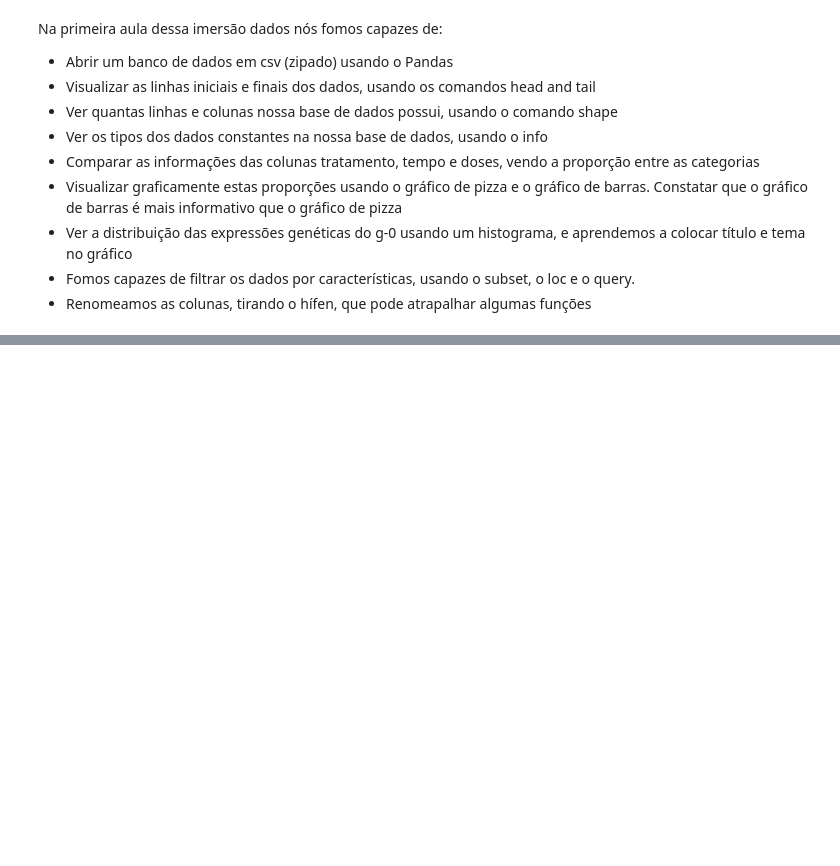
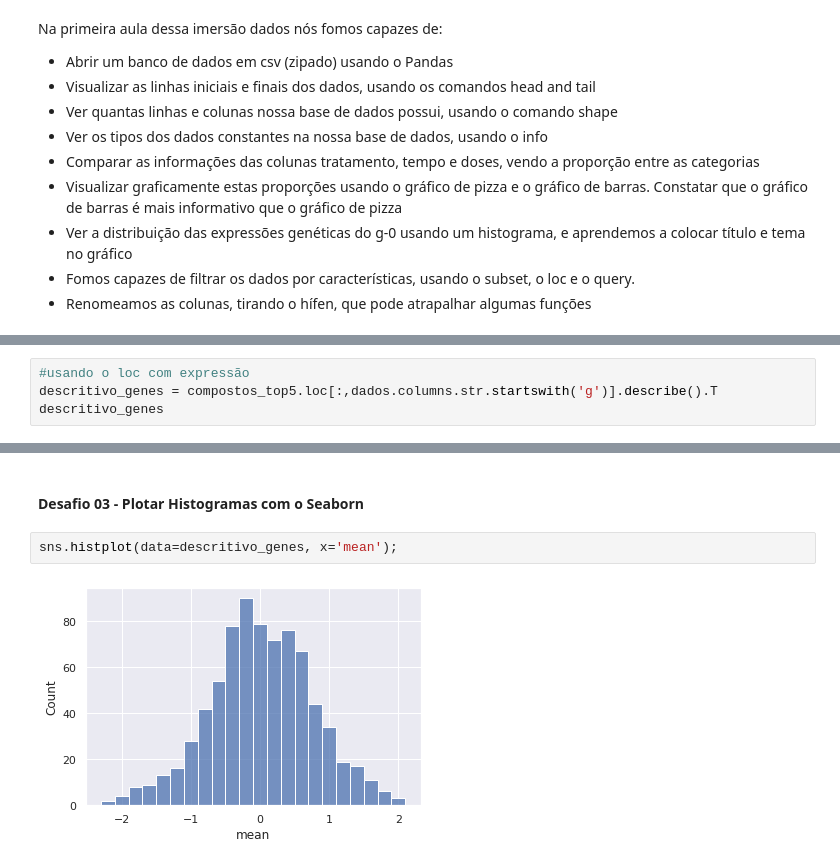
Before and after one commit to ClarisseAlvarenga/Imersao_Alura_3_edicao, a Jupyter notebook: Imersão_Dados_III_Alura_Clarisse.ipynb, the cells around one changed output, grey strips where cells are left out. Drawn from its saved outputs; the diff is of its cells as text; blank space fills up the shorter version.

```diff
--- a/Imersão_Dados_III_Alura_Clarisse.ipynb
+++ b/Imersão_Dados_III_Alura_Clarisse.ipynb
@@ -275,0 +334,4 @@ Na primeira aula dessa imersão dados nós fomos capazes de:
+# %%
+#usando o loc com expressão
+descritivo_genes = compostos_top5.loc[:,dados.columns.str.startswith('g')].describe().T
+descritivo_genes
@@ -275,0 +359,6 @@ Na primeira aula dessa imersão dados nós fomos capazes de:
+# %% [markdown]
+#### **Desafio 03 - Plotar Histogramas com o Seaborn**
+# %%
+sns.histplot(data=descritivo_genes, x='mean');
+# %% [output]
+[figure, added]
```
Also changed, not shown: parts of 40 cells of this notebook.
